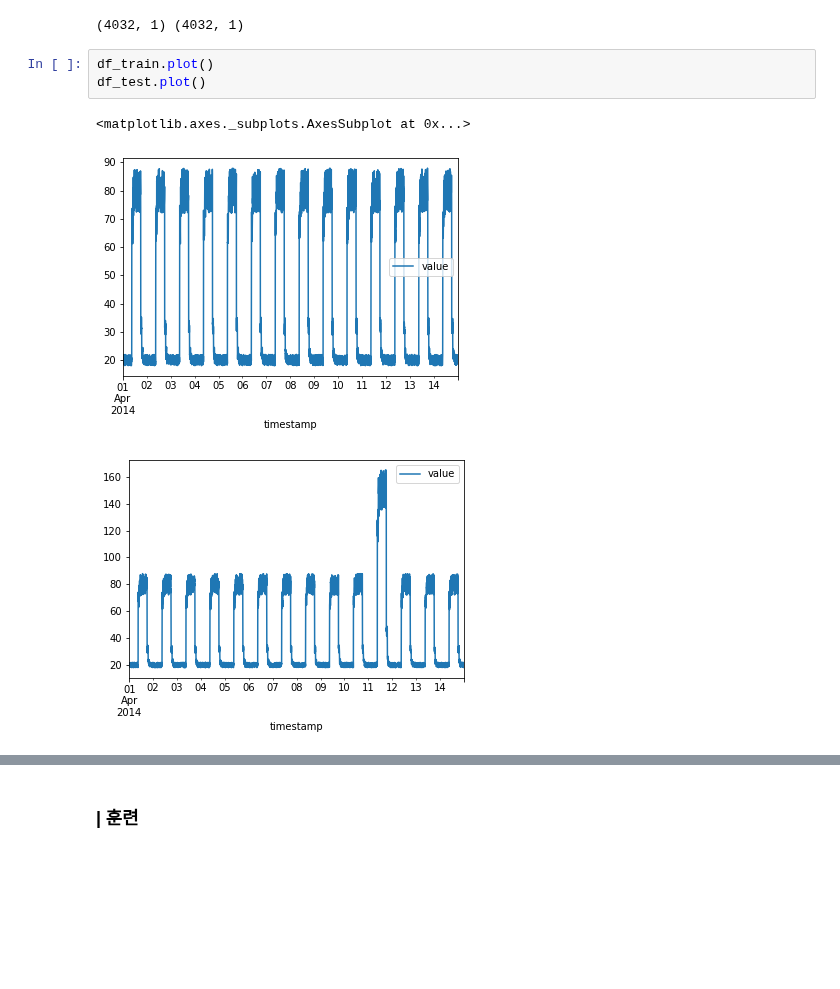
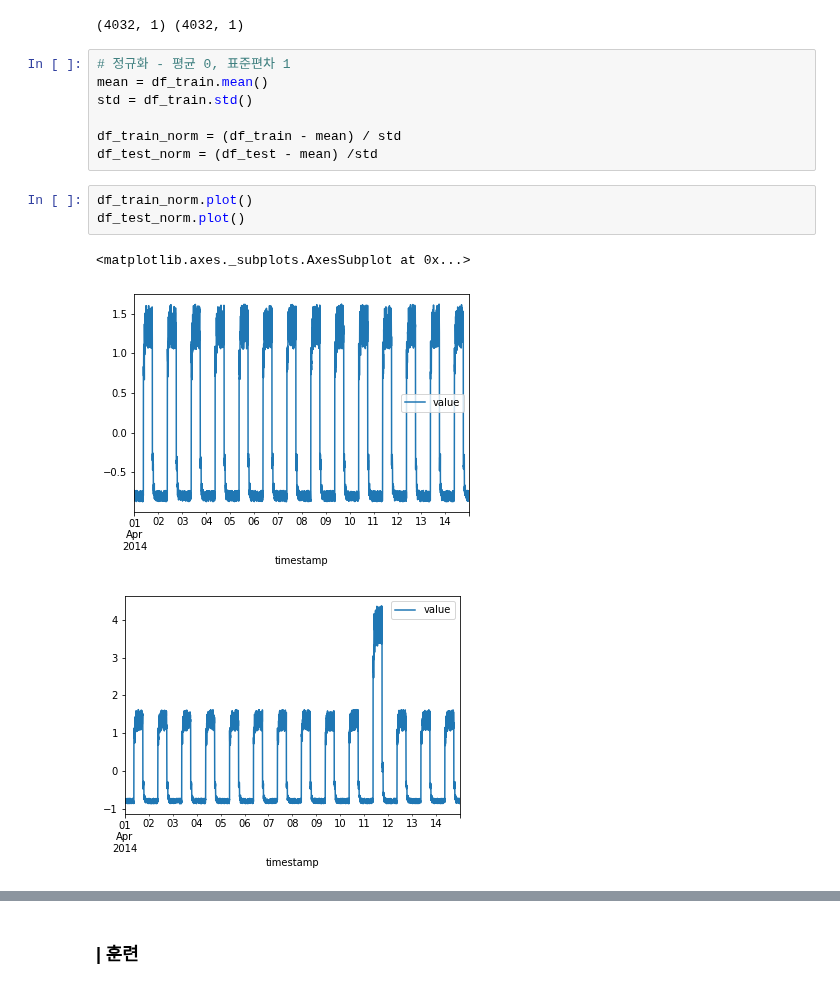
Before and after one commit to yebiny/SkillTreePython-DeepLearning, a Jupyter notebook: 04.Paper-with-code/comment/ch04_06_Autoencoder.ipynb, the cells around one changed output, grey strips where cells are left out. Cells and saved outputs as stored; diff of their text form; blank space fills up the shorter version.

```diff
--- a/04.Paper-with-code/comment/ch04_06_Autoencoder.ipynb
+++ b/04.Paper-with-code/comment/ch04_06_Autoencoder.ipynb
@@ -266,13 +270,20 @@ df_test = pd.read_csv(data_url+test_path, parse_dates=True, index_col="timestamp
 print(df_train.shape, df_test.shape)
 # %% [output]
 (4032, 1) (4032, 1)
+# %%
+# 정규화 - 평균 0, 표준편차 1
+mean = df_train.mean()
+std = df_train.std()
+
+df_train_norm = (df_train - mean) / std
+df_test_norm = (df_test - mean) /std
 # %%
-df_train.plot()
-df_test.plot()
+df_train_norm.plot()
+df_test_norm.plot()
 # %% [output]
 <matplotlib.axes._subplots.AxesSubplot at 0x...>
-[figure, old version]
+[figure, new version]
-[figure, old version]
+[figure, new version]
 # %%
 def create_seq(x,
                window_size=288,
```
Also changed, not shown: parts of 10 cells of this notebook.
